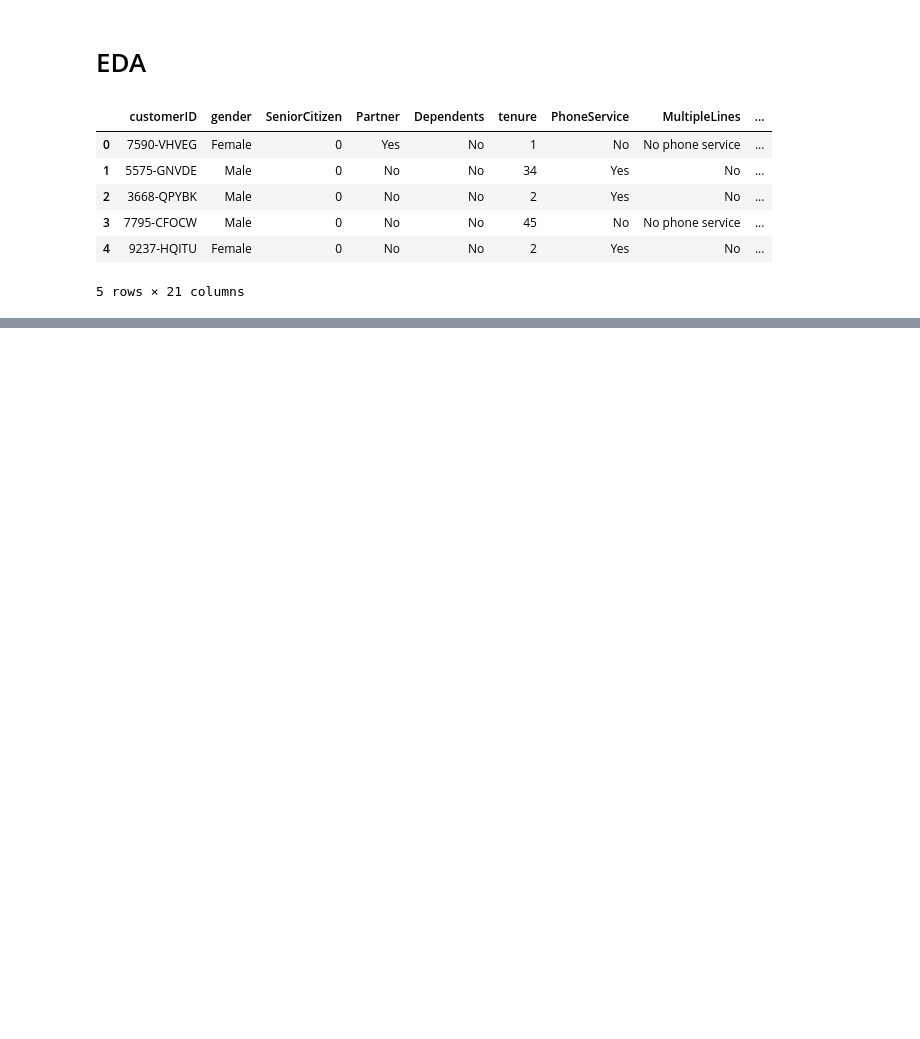
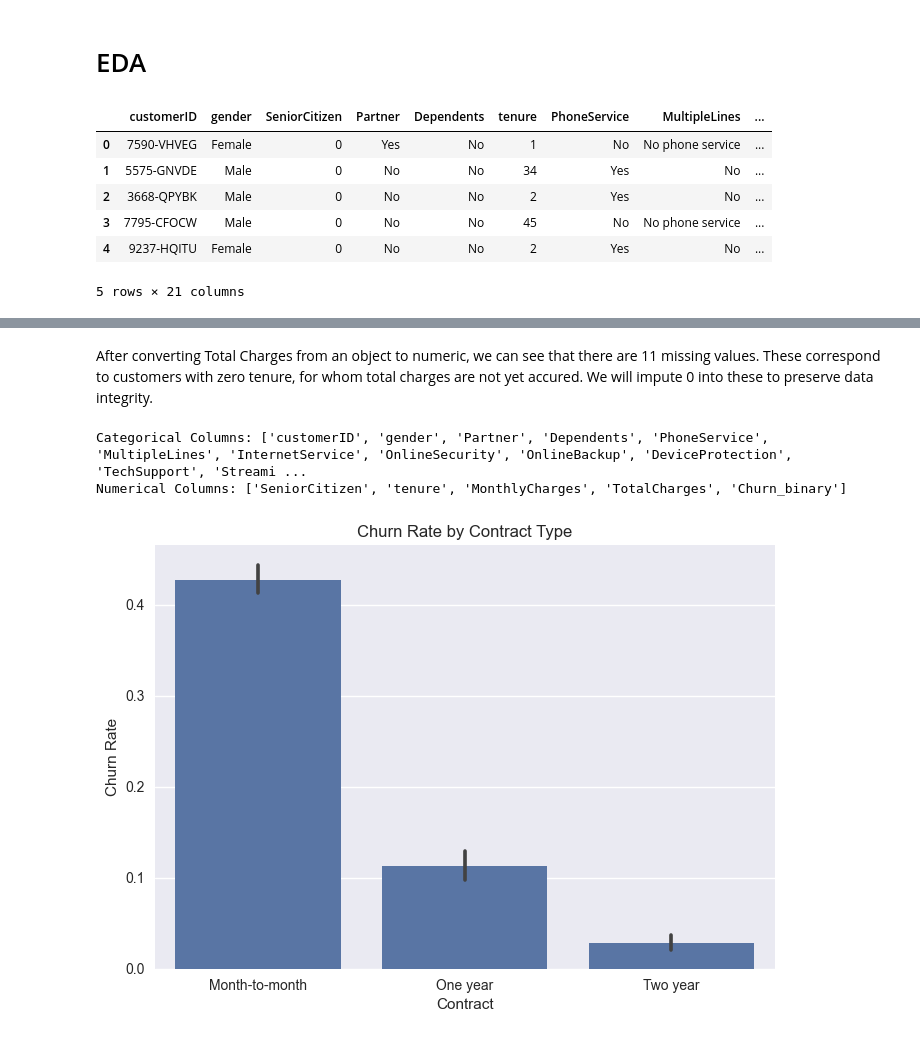
Before and after one commit to AvanishRawat/ml-churn-prediction, a Jupyter notebook: notebooks/01_eda.ipynb, the cells around one changed output, grey strips where cells are left out. Cells and saved outputs as stored; diff of their text form; code cells hidden in the pictures; blank space fills up the shorter version.

Commit message:
Started Plotting EDA

```diff
--- a/notebooks/01_eda.ipynb
+++ b/notebooks/01_eda.ipynb
@@ -44,0 +58,2 @@ memory usage: 1.1+ MB
+# %%
+df["Churn_binary"] = df["Churn"].map({"Yes": 1, "No": 0})
@@ -44,0 +71,3 @@ memory usage: 1.1+ MB
+# %%
+df["TotalCharges"] = pd.to_numeric(df["TotalCharges"], errors="coerce")
+df.isna().sum()
@@ -44,0 +92,23 @@ memory usage: 1.1+ MB
+# %% [markdown]
+After converting Total Charges from an object to numeric, we can see that there are 11 missing values. These correspond to customers with zero tenure, for whom total charges are not yet accured. We will impute 0 into these to preserve data integrity.
+# %%
+df.fillna(0, inplace=True)
+# %%
+print("Categorical Columns:", categorical_cols.tolist())
+print("Numerical Columns:", numerical_cols.tolist())
+# %% [output]
+Categorical Columns: ['customerID', 'gender', 'Partner', 'Dependents', 'PhoneService', 'MultipleLines', 'InternetService', 'OnlineSecurity', 'OnlineBackup', 'DeviceProtection', 'TechSupport', 'Streami ...
+Numerical Columns: ['SeniorCitizen', 'tenure', 'MonthlyCharges', 'TotalCharges', 'Churn_binary']
+# %%
+sns.barplot(
+    data=df,
+    x="Contract",
+    y="Churn_binary",
+    estimator=lambda x: (x == 1).mean()
+)
+
+plt.title("Churn Rate by Contract Type")
+plt.ylabel("Churn Rate")
+plt.show()
+# %% [output]
+[figure, added]
```
Also changed, not shown: parts of 7 cells of this notebook.
